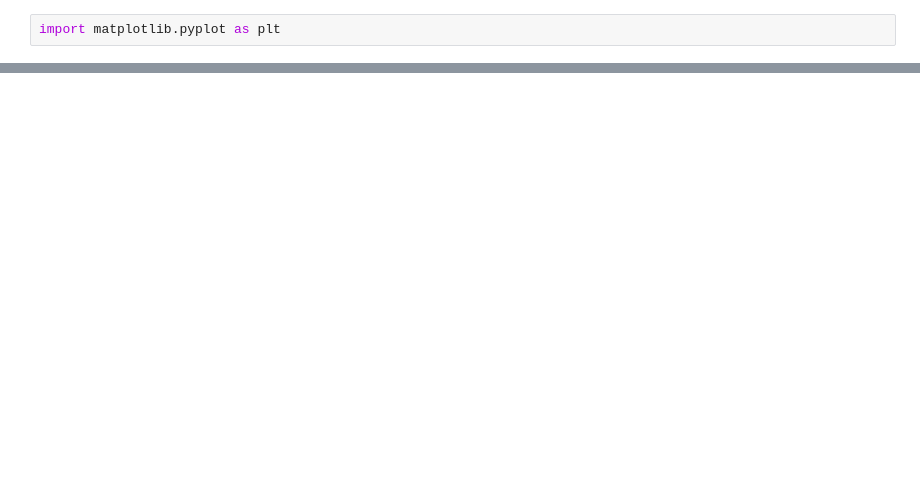
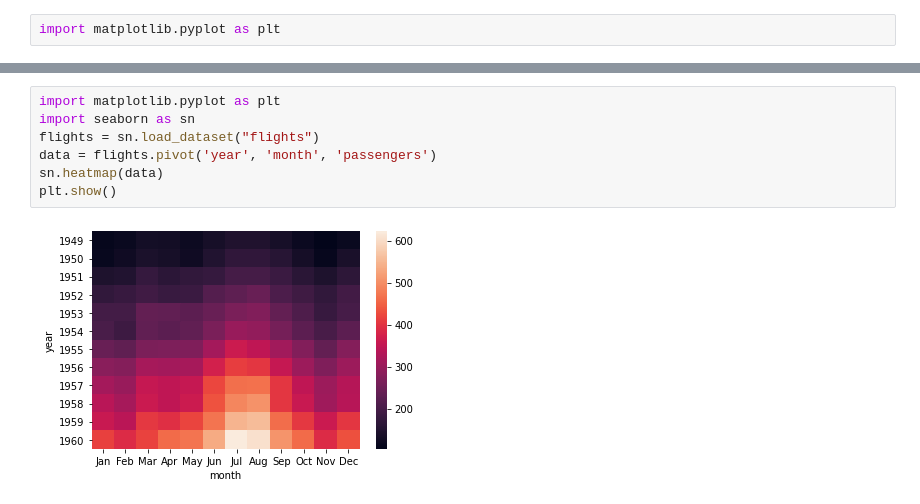
Before and after one commit to onlytiancai/codesnip, a Jupyter notebook: python/tushare_test.ipynb, the cells around one changed output, grey strips where cells are left out. Cells and saved outputs as stored; diff of their text form; blank space fills up the shorter version.

```diff
--- a/python/tushare_test.ipynb
+++ b/python/tushare_test.ipynb
@@ -67,0 +215,9 @@ plt.show()
+# %%
+import matplotlib.pyplot as plt
+import seaborn as sn
+flights = sn.load_dataset("flights")
+data = flights.pivot('year', 'month', 'passengers')
+sn.heatmap(data)
+plt.show()
+# %% [output]
+[figure, added]
```
Also changed, not shown: parts of 12 cells of this notebook, 3 other files.
